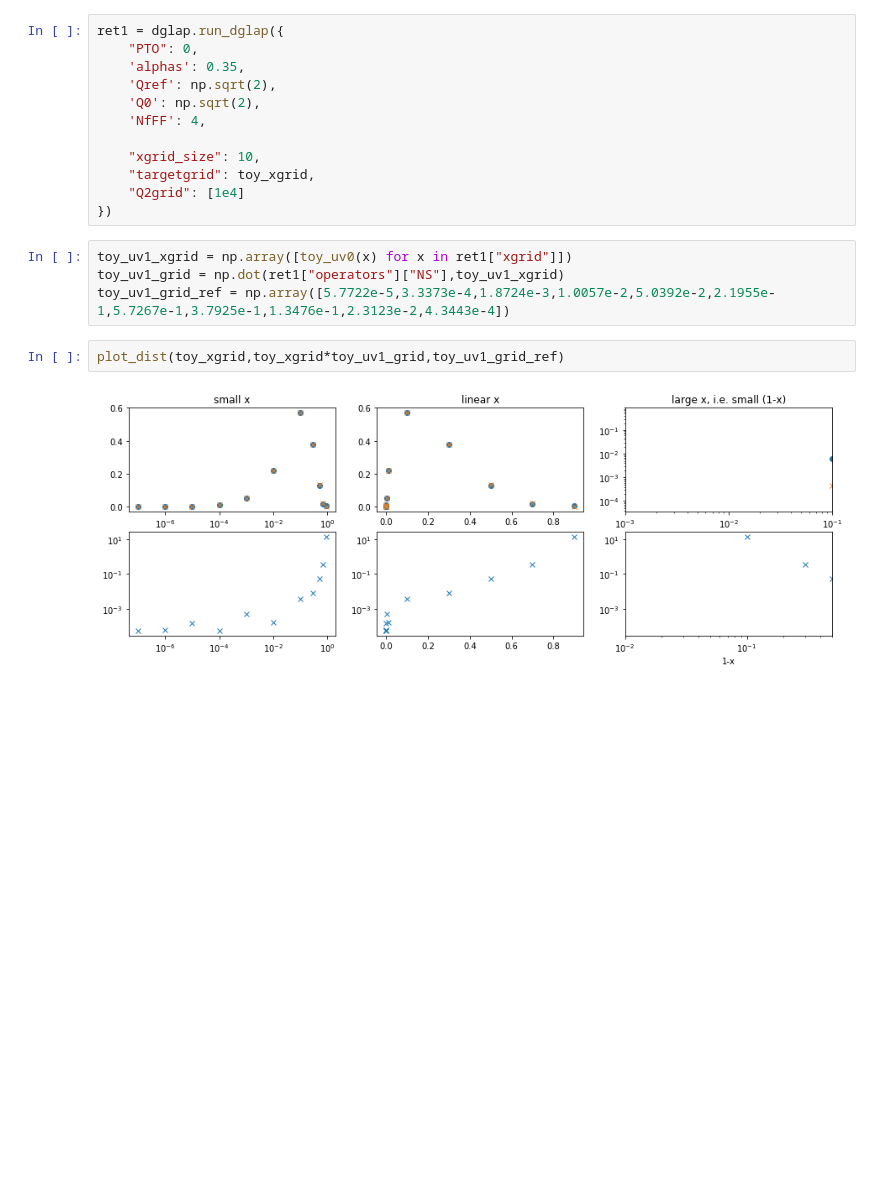
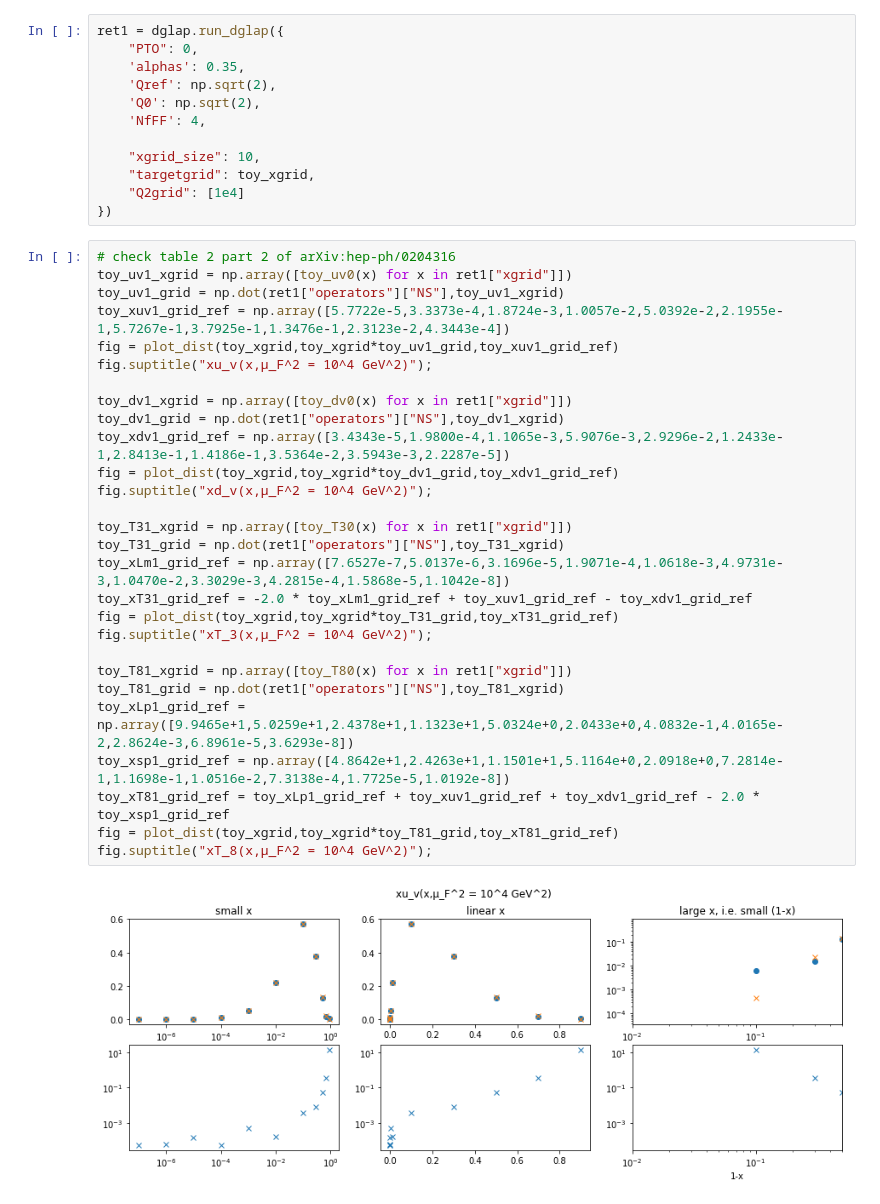
Before and after one commit to NNPDF/eko, a Jupyter notebook: jupyter/Benchmark.ipynb, the cells around one changed output. Cells and saved outputs as stored; diff of their text form; blank space fills up the shorter version.

```diff
--- a/jupyter/Benchmark.ipynb
+++ b/jupyter/Benchmark.ipynb
@@ -78,11 +137,33 @@ ret1 = dglap.run_dglap({
     "targetgrid": toy_xgrid,
     "Q2grid": [1e4]
 })
-# %%
-toy_uv1_xgrid = np.array([toy_uv0(x) for x in ret1["xgrid"]])
-toy_uv1_grid = np.dot(ret1["operators"]["NS"],toy_uv1_xgrid)
-toy_uv1_grid_ref = np.array([5.7722e-5,3.3373e-4,1.8724e-3,1.0057e-2,5.0392e-2,2.1955e-1,5.7267e-1,3.7925e-1,1.3476e-1,2.3123e-2,4.3443e-4])
-# %%
-plot_dist(toy_xgrid,toy_xgrid*toy_uv1_grid,toy_uv1_grid_ref)
-# %% [output]
-[figure, removed]
+# %%
+# check table 2 part 2 of arXiv:hep-ph/0204316
+toy_uv1_xgrid = np.array([toy_uv0(x) for x in ret1["xgrid"]])
+toy_uv1_grid = np.dot(ret1["operators"]["NS"],toy_uv1_xgrid)
+toy_xuv1_grid_ref = np.array([5.7722e-5,3.3373e-4,1.8724e-3,1.0057e-2,5.0392e-2,2.1955e-1,5.7267e-1,3.7925e-1,1.3476e-1,2.3123e-2,4.3443e-4])
+fig = plot_dist(toy_xgrid,toy_xgrid*toy_uv1_grid,toy_xuv1_grid_ref)
+fig.suptitle("xu_v(x,µ_F^2 = 10^4 GeV^2)");
+
+toy_dv1_xgrid = np.array([toy_dv0(x) for x in ret1["xgrid"]])
+toy_dv1_grid = np.dot(ret1["operators"]["NS"],toy_dv1_xgrid)
+toy_xdv1_grid_ref = np.array([3.4343e-5,1.9800e-4,1.1065e-3,5.9076e-3,2.9296e-2,1.2433e-1,2.8413e-1,1.4186e-1,3.5364e-2,3.5943e-3,2.2287e-5])
+fig = plot_dist(toy_xgrid,toy_xgrid*toy_dv1_grid,toy_xdv1_grid_ref)
+fig.suptitle("xd_v(x,µ_F^2 = 10^4 GeV^2)");
+
+toy_T31_xgrid = np.array([toy_T30(x) for x in ret1["xgrid"]])
+toy_T31_grid = np.dot(ret1["operators"]["NS"],toy_T31_xgrid)
+toy_xLm1_grid_ref = np.array([7.6527e-7,5.0137e-6,3.1696e-5,1.9071e-4,1.0618e-3,4.9731e-3,1.0470e-2,3.3029e-3,4.2815e-4,1.5868e-5,1.1042e-8])
+toy_xT31_grid_ref = -2.0 * toy_xLm1_grid_ref + toy_xuv1_grid_ref - toy_xdv1_grid_ref
+fig = plot_dist(toy_xgrid,toy_xgrid*toy_T31_grid,toy_xT31_grid_ref)
+fig.suptitle("xT_3(x,µ_F^2 = 10^4 GeV^2)");
+
+toy_T81_xgrid = np.array([toy_T80(x) for x in ret1["xgrid"]])
+toy_T81_grid = np.dot(ret1["operators"]["NS"],toy_T81_xgrid)
+toy_xLp1_grid_ref = np.array([9.9465e+1,5.0259e+1,2.4378e+1,1.1323e+1,5.0324e+0,2.0433e+0,4.0832e-1,4.0165e-2,2.8624e-3,6.8961e-5,3.6293e-8])
+toy_xsp1_grid_ref = np.array([4.8642e+1,2.4263e+1,1.1501e+1,5.1164e+0,2.0918e+0,7.2814e-1,1.1698e-1,1.0516e-2,7.3138e-4,1.7725e-5,1.0192e-8])
+toy_xT81_grid_ref = toy_xLp1_grid_ref + toy_xuv1_grid_ref + toy_xdv1_grid_ref - 2.0 * toy_xsp1_grid_ref
+fig = plot_dist(toy_xgrid,toy_xgrid*toy_T81_grid,toy_xT81_grid_ref)
+fig.suptitle("xT_8(x,µ_F^2 = 10^4 GeV^2)");
+# %% [output]
+[figure, added]
```
Also changed, not shown: parts of 7 cells of this notebook.
